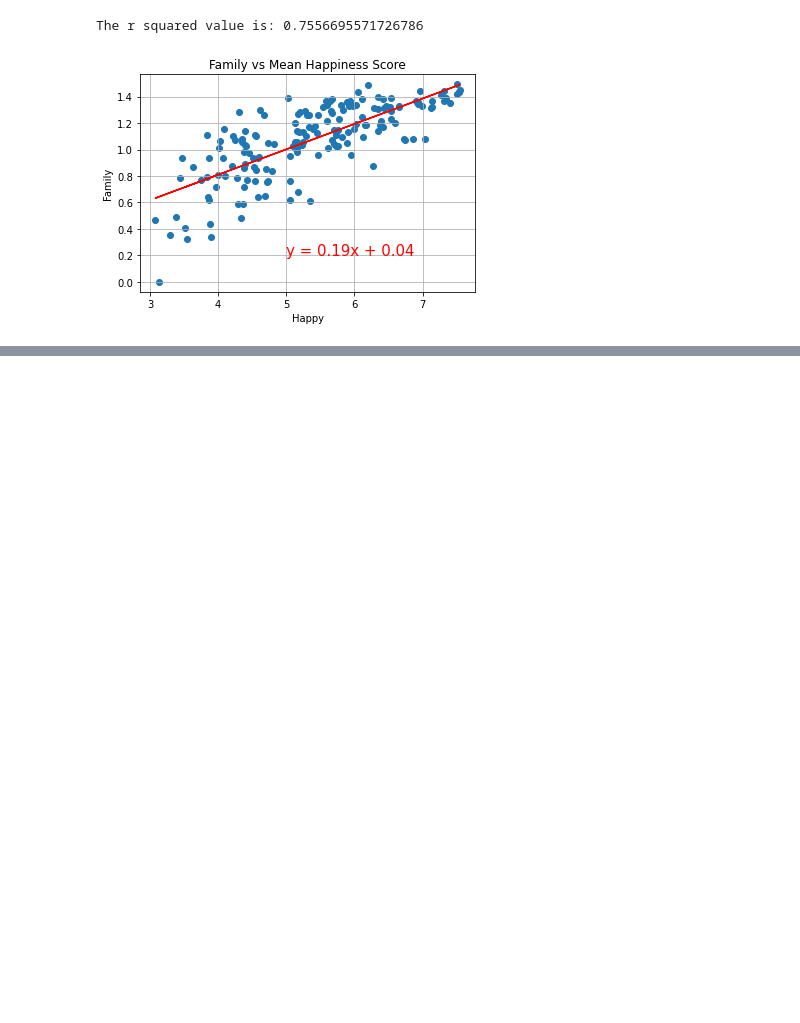
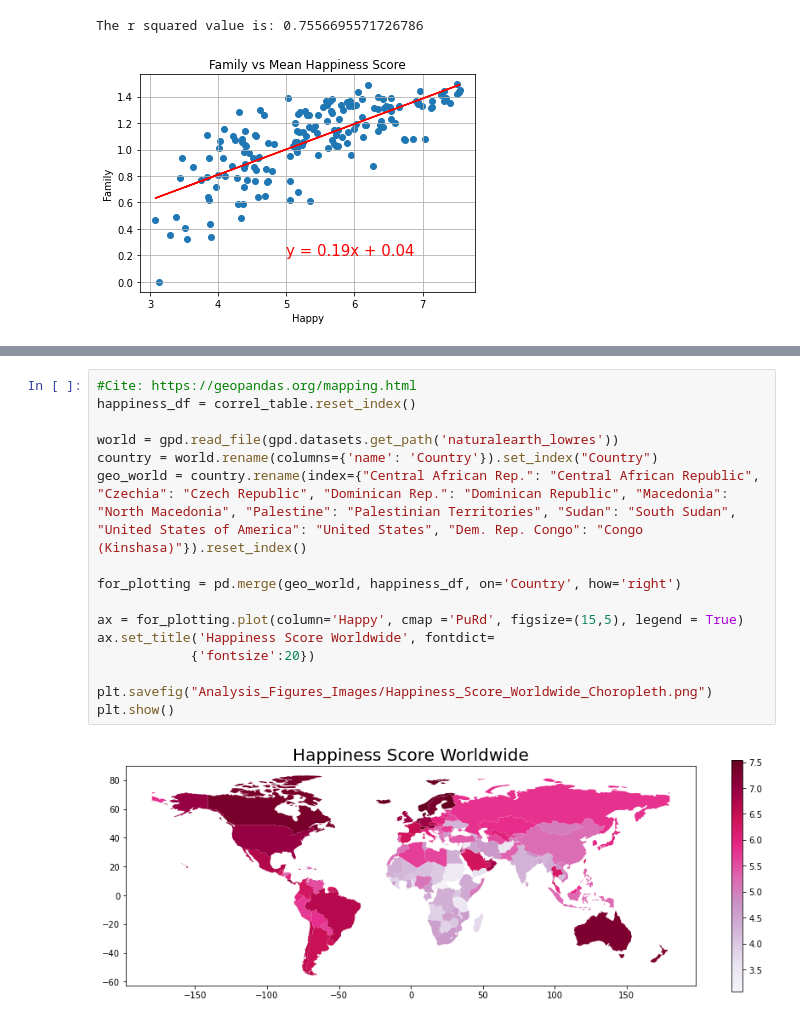
Before and after one commit to cbragg3136/world_happiness_project1, a Jupyter notebook: Analysis.ipynb, the cells around one changed output, grey strips where cells are left out. Saved outputs shown, nothing was run; the diff lists cells and outputs as text; blank space fills up the shorter version.

```diff
--- a/Analysis.ipynb
+++ b/Analysis.ipynb
@@ -108 +109,19 @@ The r squared value is: 0.14170417506376465
 [figure]
+# %%
+#Cite: https://geopandas.org/mapping.html
+happiness_df = correl_table.reset_index()
+
+world = gpd.read_file(gpd.datasets.get_path('naturalearth_lowres'))
+country = world.rename(columns={'name': 'Country'}).set_index("Country")
+geo_world = country.rename(index={"Central African Rep.": "Central African Republic", "Czechia": "Czech Republic", "Dominican Rep.": "Dominican Republic", "Macedonia": "North Macedonia", "Palestine": "Palestinian Territories", "Sudan": "South Sudan", "United States of America": "United States", "Dem. Rep. Congo": "Congo (Kinshasa)"}).reset_index()
+
+for_plotting = pd.merge(geo_world, happiness_df, on='Country', how='right')
+
+ax = for_plotting.plot(column='Happy', cmap ='PuRd', figsize=(15,5), legend = True)
+ax.set_title('Happiness Score Worldwide', fontdict=
+            {'fontsize':20})
+
+plt.savefig("Analysis_Figures_Images/Happiness_Score_Worldwide_Choropleth.png")
+plt.show()
+# %% [output]
+[figure, added]
```
Also changed, not shown: parts of 6 cells of this notebook.
